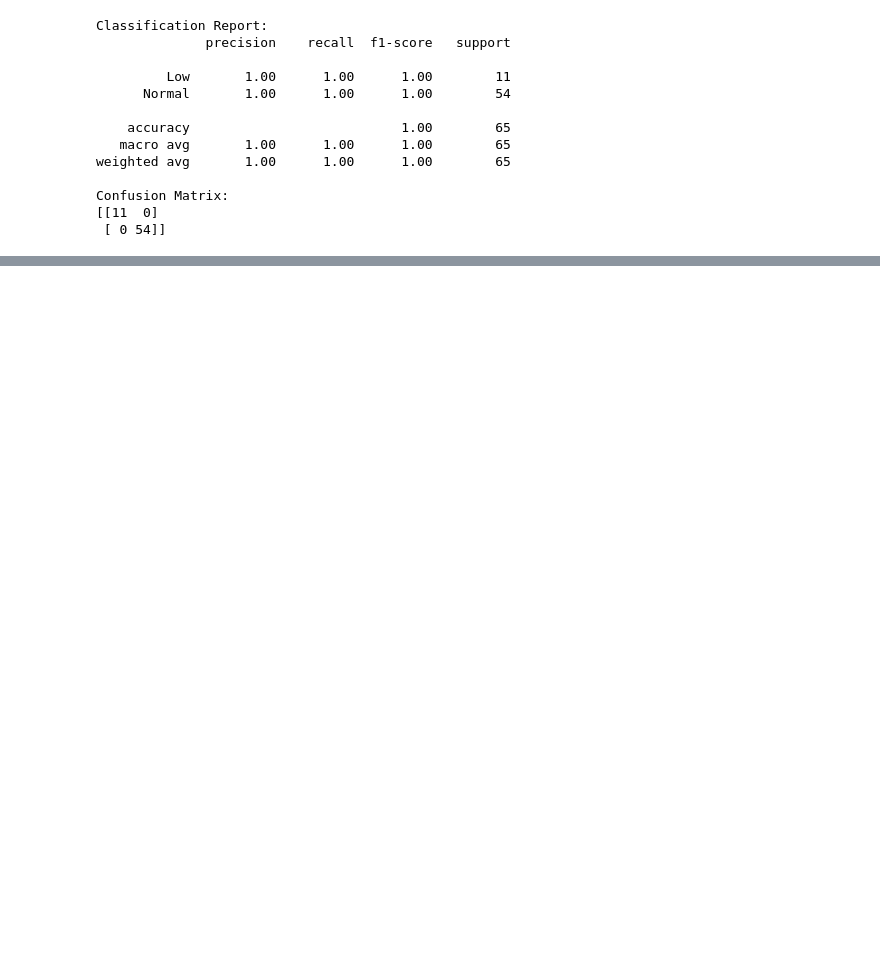
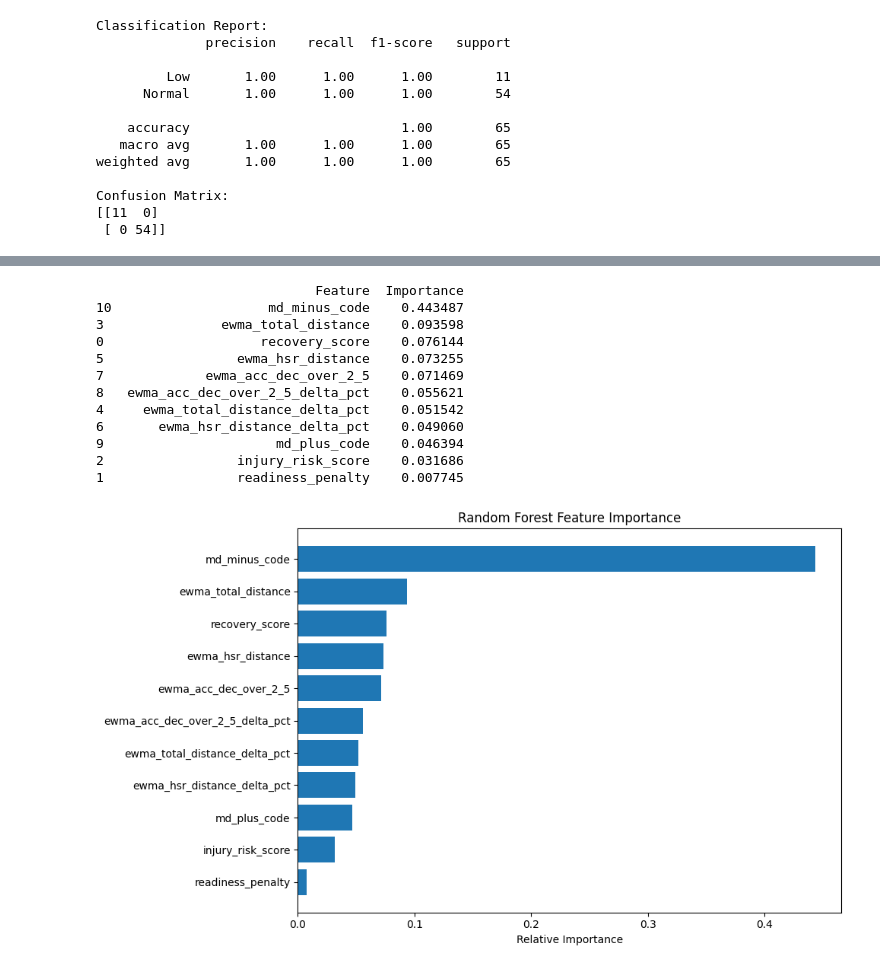
Before and after one commit to JordanPickles/Chelsea_Data_Project, a Jupyter notebook: Chelsea Data EDA.ipynb, the cells around one changed output, grey strips where cells are left out. Saved outputs shown, nothing was run; the diff lists cells and outputs as text; code cells hidden in the pictures; blank space fills up the shorter version.

Commit message:
Completes markdwon & adds feature importance results

```diff
--- a/Chelsea Data EDA.ipynb
+++ b/Chelsea Data EDA.ipynb
@@ -576,6 +674,8 @@ from sklearn.ensemble import RandomForestRegressor
 from sklearn.linear_model import LinearRegression
 from sklearn.model_selection import train_test_split
 from sklearn.metrics import mean_squared_error, r2_score
+
+
 #Predicting the total load / distance
 ## colleting all the sessions with distance data and shifting the next day values so that they can be used for predictions
 df_merged['total_distance_next_day'] = df_merged['total_distance'].shift(-1)
@@ -609,12 +709,19 @@ df_merged = df_merged.sort_values('date').reset_index(drop=True)
 df_distance = df_merged[df_merged['total_distance'] > 0].copy()
 
 for target, (pred_col, shift_days) in target_config.items():
-    print(f"\n=== Training for: {target} → {pred_col} ===")
+    # Drop rows where the target (y) is NaN
+    X = df_distance[features]
+    y = df_distance[target]
 
-    X = df_distance[features].dropna() ## Ensuring the rows used have features fully populated
-    y = df_distance.loc[X.index, target] ## due to dropping the rows above, the y variable needs to be aligned
+    # Combine and drop NaNs together to keep alignment
+    training_data = pd.concat([X, y], axis=1).dropna()
 
-    X_train, X_test, y_train, y_test = train_test_split(X, y, test_size=0.2, random_state=42)
+    # Re-split after dropping NaNs
+    X_clean = training_data[features]
+    y_clean = training_data[target]
+
+    # Train-test split
+    X_train, X_test, y_train, y_test = train_test_split(X_clean, y_clean, test_size=0.2, random_state=42)
 
 
     # Train Random Forest Model
@@ -696,0 +817,26 @@ Int64Index([832], dtype='int64')
+# %%
+# Get feature importances from the trained model
+importances = rf_model.feature_importances_
+
+# Combine with feature names
+feature_importance_df = pd.DataFrame({
+    'Feature': X_train.columns,
+    'Importance': importances
+}).sort_values(by='Importance', ascending=False)
+
+# Display top features
+print(feature_importance_df)
+# %% [output]
+                            Feature  Importance
+10                    md_minus_code    0.443487
+3               ewma_total_distance    0.093598
+0                    recovery_score    0.076144
+5                 ewma_hsr_distance    0.073255
+7             ewma_acc_dec_over_2_5    0.071469
+8   ewma_acc_dec_over_2_5_delta_pct    0.055621
+4     ewma_total_distance_delta_pct    0.051542
+6       ewma_hsr_distance_delta_pct    0.049060
+9                      md_plus_code    0.046394
+2                 injury_risk_score    0.031686
+1                 readiness_penalty    0.007745
+[figure, added]
```
Also changed, not shown: parts of 31 cells of this notebook, 4 other files.
